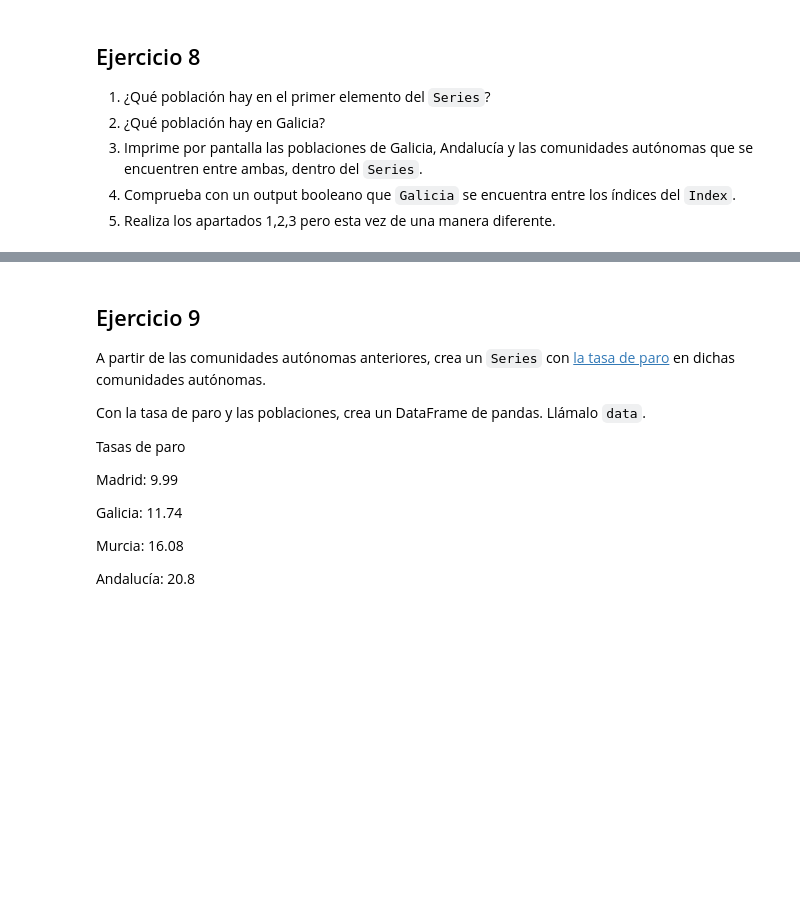
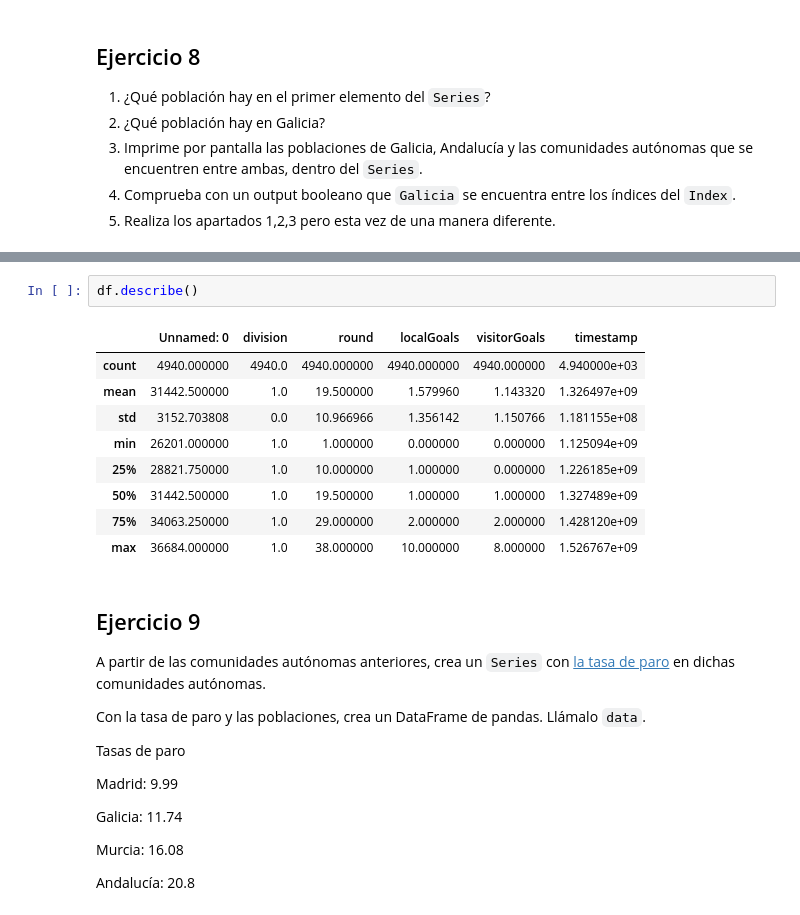
Before and after one commit to JuanManiglia/datascience_thebridge_9_21, a Jupyter notebook: 2-Data_analysis/2-Pandas/class/Ejercicios pandas class.ipynb, the cells around one changed output, grey strips where cells are left out. Cells and saved outputs as stored; diff of their text form; blank space fills up the shorter version.

```diff
--- a/2-Data_analysis/2-Pandas/class/Ejercicios pandas class.ipynb
+++ b/2-Data_analysis/2-Pandas/class/Ejercicios pandas class.ipynb
@@ -63,3 +234,15 @@ Saca también sus índices, y los valores de sus índices.
+# %%
+df.describe()
+# %% [output]
+|  | Unnamed: 0 | division | round | localGoals | visitorGoals | timestamp |
+| count | 4940.000000 | 4940.0 | 4940.000000 | 4940.000000 | 4940.000000 | 4.940000e+03 |
+| mean | 31442.500000 | 1.0 | 19.500000 | 1.579960 | 1.143320 | 1.326497e+09 |
+| std | 3152.703808 | 0.0 | 10.966966 | 1.356142 | 1.150766 | 1.181155e+08 |
+| min | 26201.000000 | 1.0 | 1.000000 | 0.000000 | 0.000000 | 1.125094e+09 |
+| 25% | 28821.750000 | 1.0 | 10.000000 | 1.000000 | 0.000000 | 1.226185e+09 |
+| 50% | 31442.500000 | 1.0 | 19.500000 | 1.000000 | 1.000000 | 1.327489e+09 |
+| 75% | 34063.250000 | 1.0 | 29.000000 | 2.000000 | 2.000000 | 1.428120e+09 |
+| max | 36684.000000 | 1.0 | 38.000000 | 10.000000 | 8.000000 | 1.526767e+09 |
 # %% [markdown]
 ## Ejercicio 9
 A partir de las comunidades autónomas anteriores, crea un `Series` con [la tasa de paro](https://es.statista.com/estadisticas/941646/prevision-de-la-tasa-de-paro-por-comunidad-autonoma-espana/) en dichas comunidades autónomas.
```
Also changed, not shown: parts of 24 cells of this notebook, 3 other files.
